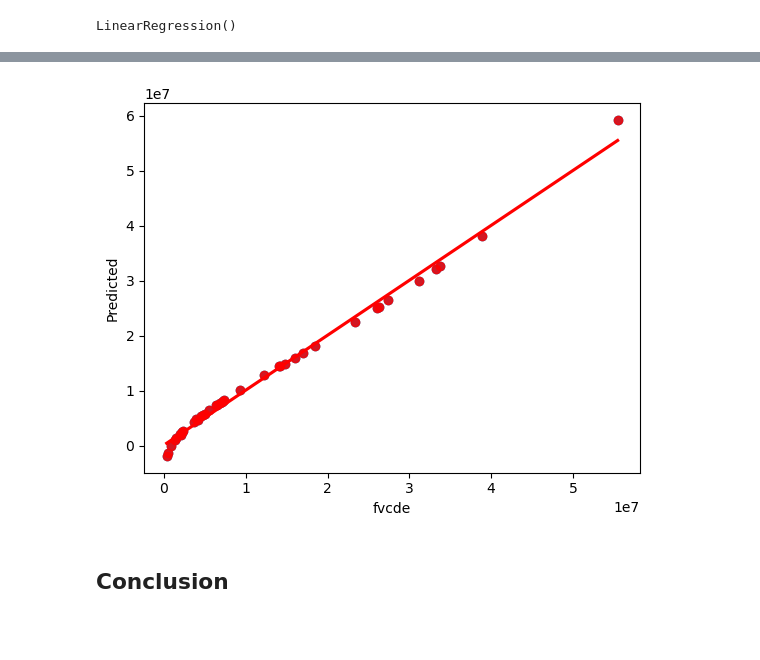
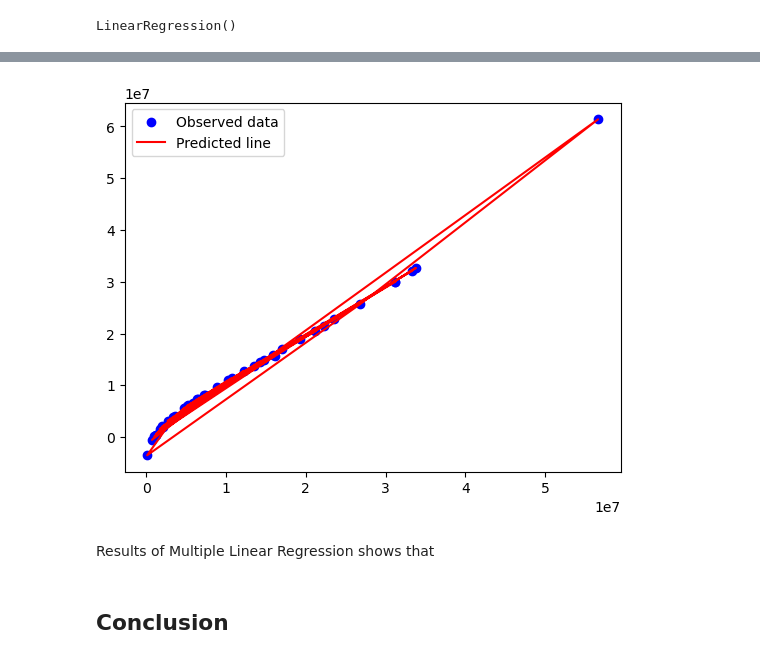
Before and after one commit to nurbujang/1progdaw23, a Jupyter notebook: project1.ipynb, the cells around one changed output, grey strips where cells are left out. Saved outputs shown, nothing was run; the diff lists cells and outputs as text; code cells hidden in the pictures; blank space fills up the shorter version.

```diff
--- a/project1.ipynb
+++ b/project1.ipynb
@@ -1085,9 +1053,9 @@ print(" Accuracy of the model is %.2f" %Accuracy)
 # %%
 # Plot the results
 
-plt.scatter(y_test,y_pred_lr);
-plt.xlabel('Actual');
-plt.ylabel('Predicted');
-sns.regplot(x=y_test,y=y_pred_lr,ci=None,color ='red');
+plt.scatter(y_test,y_pred_lr, color ='blue')
+plt.plot(y_test, y_pred_lr, 'r')
+plt.legend(["Observed data", "Predicted line"])
+plt.show();
 # %% [output]
-[figure, old version]
+[figure, new version]
@@ -1126,3 +1062,5 @@ plt.show()
+# %% [markdown]
+Results of Multiple Linear Regression shows that
 # %% [markdown]
 ## Conclusion
 # %% [markdown]
```
Also changed, not shown: parts of 20 cells of this notebook.
